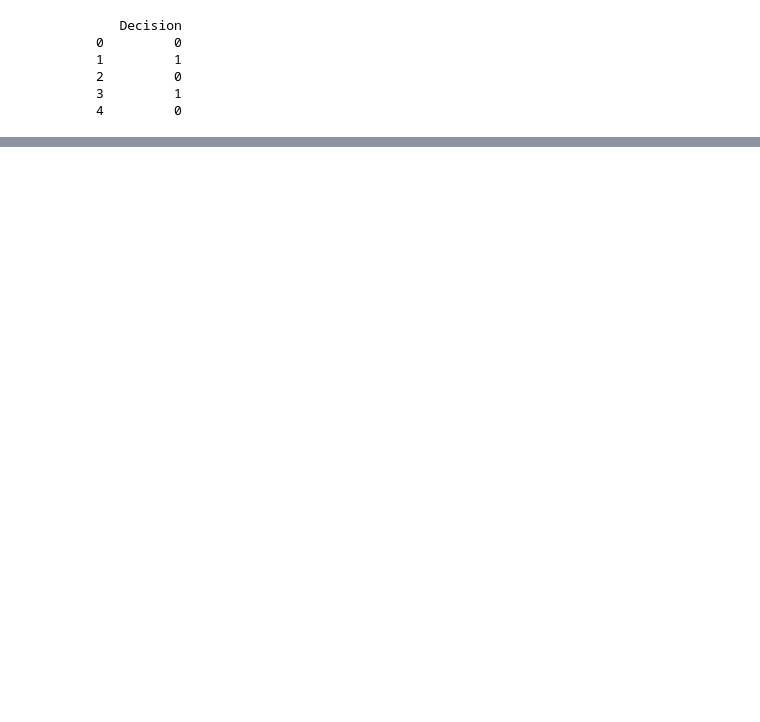
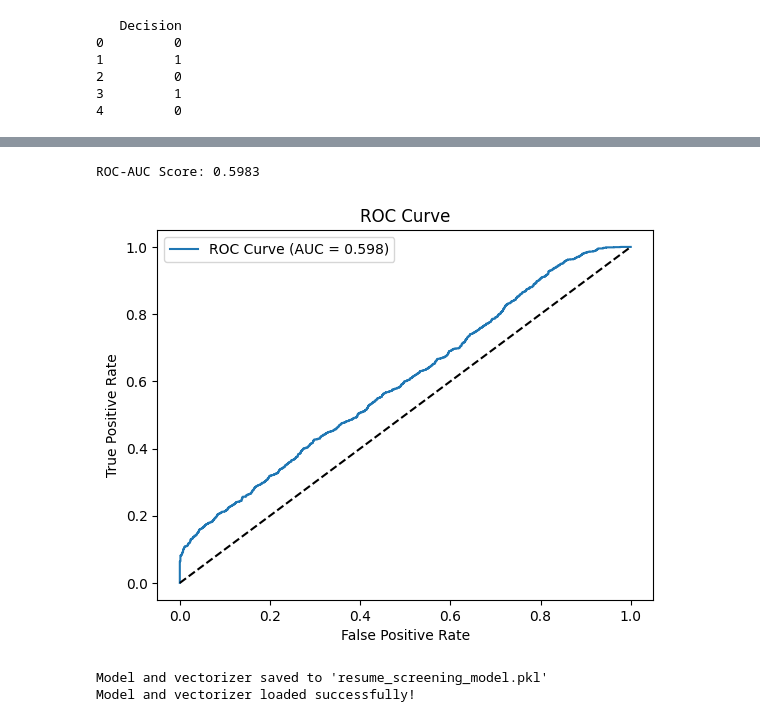
Before and after one commit to sanyamkarnavat1111-hub/Recruitment_AI_assitant, a Jupyter notebook: Screening-AI/train_model.ipynb, the cells around one changed output, grey strips where cells are left out. Saved outputs shown, nothing was run; the diff lists cells and outputs as text; code cells hidden in the pictures; blank space fills up the shorter version.

```diff
--- a/Screening-AI/train_model.ipynb
+++ b/Screening-AI/train_model.ipynb
@@ -204,0 +257,50 @@ ValueError: Found input variables with inconsistent numbers of samples: [2, 7121
+# %%
+from sklearn.metrics import roc_auc_score, roc_curve
+
+# For binary classification
+y_prob = sgd_classifier.predict_proba(X_test_vectors)[:, 1]  # Probability of "Hire"
+auc = roc_auc_score(y_test, y_prob)
+print(f"ROC-AUC Score: {auc:.4f}")
+
+# Plot ROC Curve
+fpr, tpr, _ = roc_curve(y_test, y_prob)
+plt.plot(fpr, tpr, label=f'ROC Curve (AUC = {auc:.3f})')
+plt.plot([0, 1], [0, 1], 'k--')
+plt.xlabel('False Positive Rate')
+plt.ylabel('True Positive Rate')
+plt.title('ROC Curve')
+plt.legend()
+plt.show()
+# %% [output]
+ROC-AUC Score: 0.5983
+[figure, added]
+# %%
+
+import pickle
+
+# -------------------------------
+
+model_data = {
+    'vectorizer': vectorizer,
+    'classifier': sgd_classifier
+}
+
+with open('resume_screening_model.pkl', 'wb') as f:
+    pickle.dump(model_data, f)
+
+print("Model and vectorizer saved to 'resume_screening_model.pkl'")
+
+# -------------------------------
+# 4. UNPICKLE (LOAD) AND INFERENCE
+# -------------------------------
+# Simulate loading in a new session
+with open('resume_screening_model.pkl', 'rb') as f:
+    loaded = pickle.load(f)
+
+vectorizer = loaded['vectorizer']
+classifier = loaded['classifier']
+
+print("Model and vectorizer loaded successfully!")
+# %% [output]
+Model and vectorizer saved to 'resume_screening_model.pkl'
+Model and vectorizer loaded successfully!
```
Also changed, not shown: parts of 15 cells of this notebook, 10 other files.
